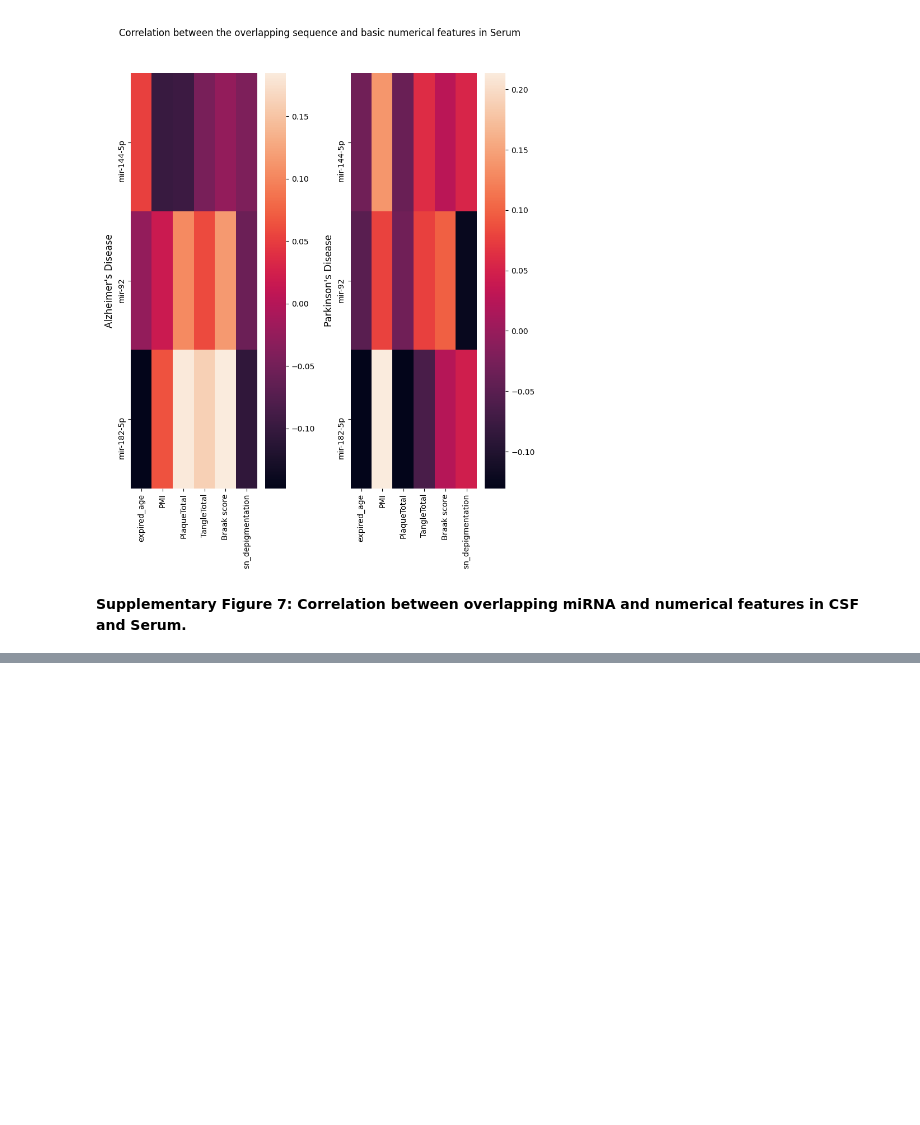
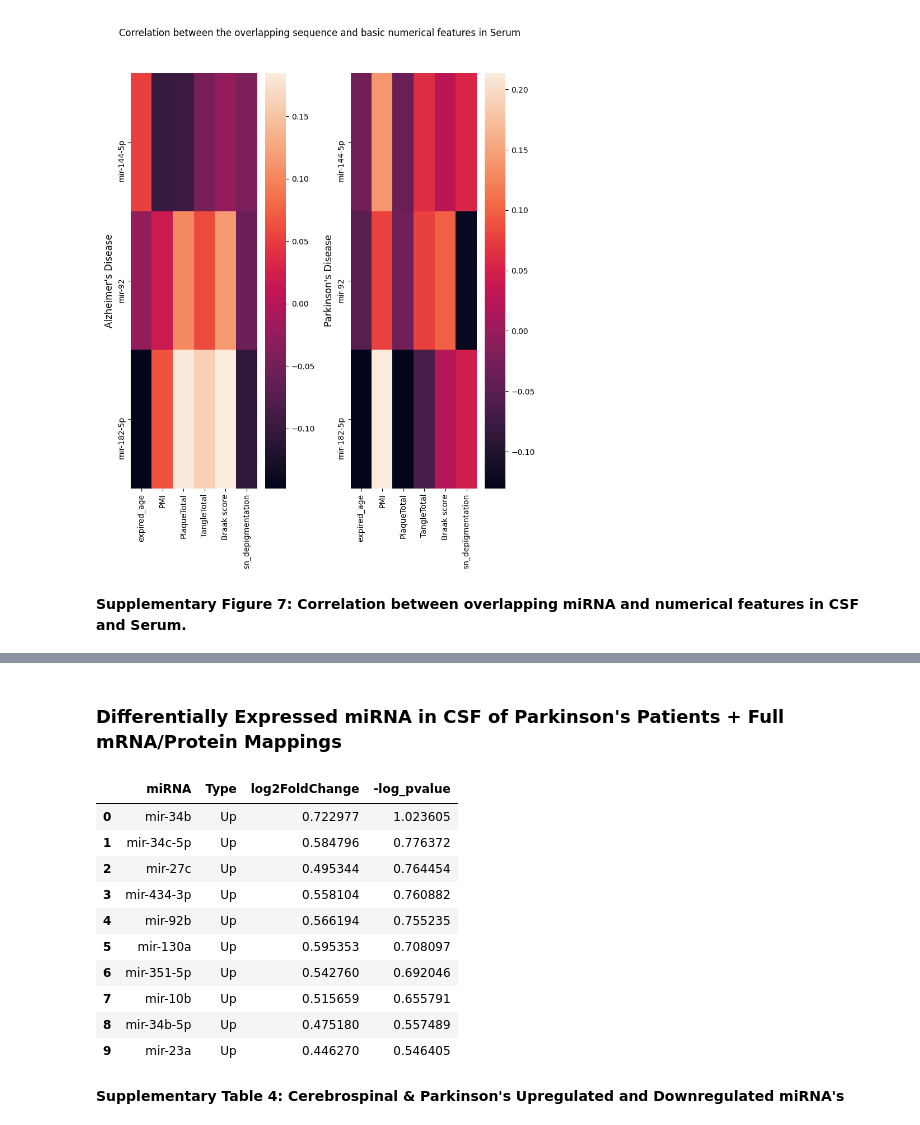
Before and after one commit to sksamra/DSC180B_B04_Capstone, a Jupyter notebook: notebooks/report.ipynb, the cells around one changed output, grey strips where cells are left out. Drawn from its saved outputs; the diff is of its cells as text; code cells hidden in the pictures; blank space fills up the shorter version.

```diff
--- a/notebooks/report.ipynb
+++ b/notebooks/report.ipynb
@@ -1643,0 +1671,22 @@ Supplementary Figure 7: Correlation between overlapping miRNA and numerical feat
+# %% [markdown]
+### Differentially Expressed miRNA in CSF of Parkinson's Patients + Full mRNA/Protein Mappings
+# %%
+df = pd.read_csv("../data/out/Cerebrospinal/Parkinson/updown_miRNAs.csv")
+df.columns = ['miRNA', 'Type', 'log2FoldChange', '-log_pvalue']
+
+display(df)
+display(HTML("<b>Supplementary Table "+str(sup_tableNum)+": Cerebrospinal & Parkinson's Upregulated and Downregulated miRNA's</b>"))
+sup_tableNum += 1
+# %% [output]
+|  | miRNA | Type | log2FoldChange | -log_pvalue |
+| 0 | mir-34b | Up | 0.722977 | 1.023605 |
+| 1 | mir-34c-5p | Up | 0.584796 | 0.776372 |
+| 2 | mir-27c | Up | 0.495344 | 0.764454 |
+| 3 | mir-434-3p | Up | 0.558104 | 0.760882 |
+| 4 | mir-92b | Up | 0.566194 | 0.755235 |
+| 5 | mir-130a | Up | 0.595353 | 0.708097 |
+| 6 | mir-351-5p | Up | 0.542760 | 0.692046 |
+| 7 | mir-10b | Up | 0.515659 | 0.655791 |
+| 8 | mir-34b-5p | Up | 0.475180 | 0.557489 |
+| 9 | mir-23a | Up | 0.446270 | 0.546405 |
+Supplementary Table 4: Cerebrospinal & Parkinson's Upregulated and Downregulated miRNA's
```
Also changed, not shown: parts of 26 cells of this notebook.
